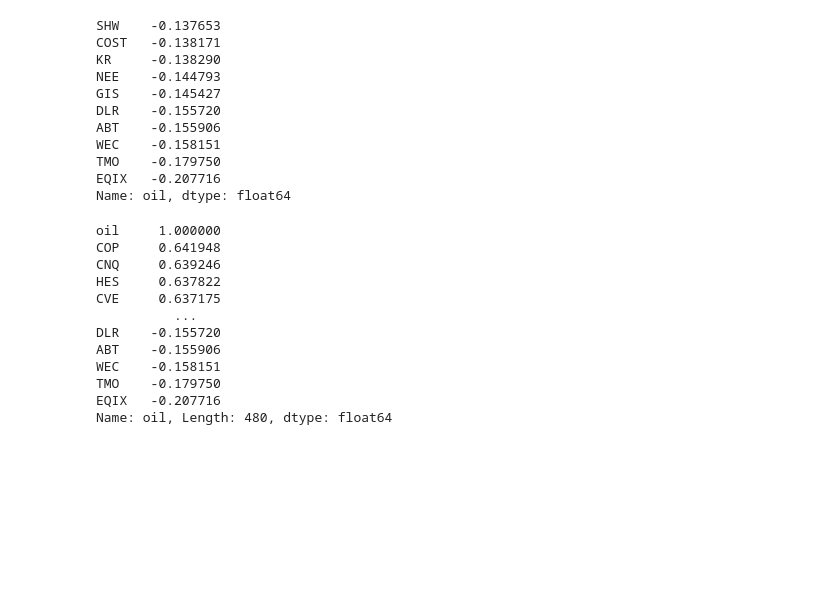
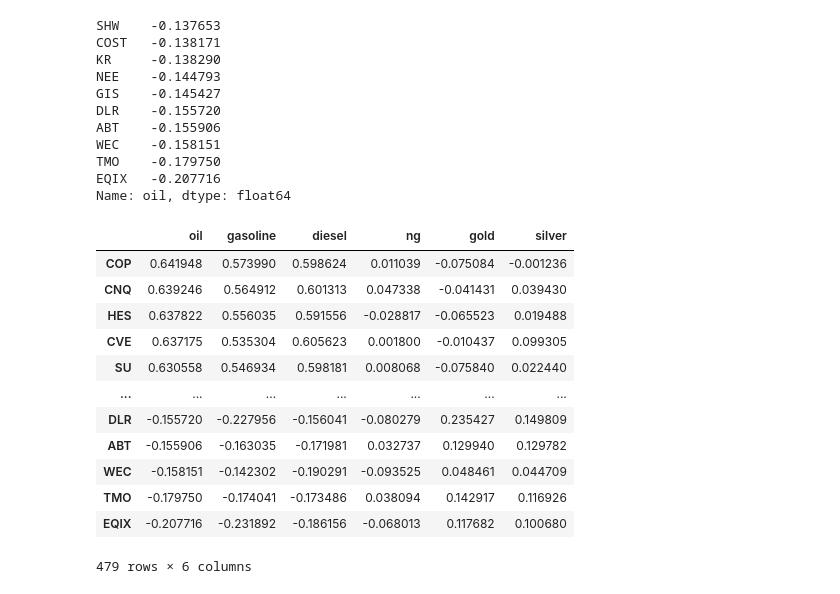
Before and after one commit to Abdouraheem/WinnersLoosers, a Jupyter notebook: notebooks/christian/analysis.ipynb, the cells around one changed output. Saved outputs shown, nothing was run; the diff lists cells and outputs as text; code cells hidden in the pictures; blank space fills up the shorter version.

```diff
--- a/notebooks/christian/analysis.ipynb
+++ b/notebooks/christian/analysis.ipynb
@@ -325,17 +325,21 @@ TMO    -0.179750
 EQIX   -0.207716
 Name: oil, dtype: float64
 # %%
-oil_correlation_df
+combined_df = pd.concat([oil_correlation_df, gasoline_correlation_df, diesel_correlation_df, ng_correlation_df, gold_correlation_df, silver_correlation_df], axis='columns', join='inner')
-# %% [output]
-oil     1.000000
-COP     0.641948
-CNQ     0.639246
-HES     0.637822
-CVE     0.637175
-          ...
-DLR    -0.155720
-ABT    -0.155906
-WEC    -0.158151
-TMO    -0.179750
-EQIX   -0.207716
-Name: oil, Length: 480, dtype: float64
+# %%
+csv_data = pd.DataFrame()
+combined_df
+# %% [output]
+|  | oil | gasoline | diesel | ng | gold | silver |
+| COP | 0.641948 | 0.573990 | 0.598624 | 0.011039 | -0.075084 | -0.001236 |
+| CNQ | 0.639246 | 0.564912 | 0.601313 | 0.047338 | -0.041431 | 0.039430 |
+| HES | 0.637822 | 0.556035 | 0.591556 | -0.028817 | -0.065523 | 0.019488 |
+| CVE | 0.637175 | 0.535304 | 0.605623 | 0.001800 | -0.010437 | 0.099305 |
+| SU | 0.630558 | 0.546934 | 0.598181 | 0.008068 | -0.075840 | 0.022440 |
+| ... | ... | ... | ... | ... | ... | ... |
+| DLR | -0.155720 | -0.227956 | -0.156041 | -0.080279 | 0.235427 | 0.149809 |
+| ABT | -0.155906 | -0.163035 | -0.171981 | 0.032737 | 0.129940 | 0.129782 |
+| WEC | -0.158151 | -0.142302 | -0.190291 | -0.093525 | 0.048461 | 0.044709 |
+| TMO | -0.179750 | -0.174041 | -0.173486 | 0.038094 | 0.142917 | 0.116926 |
+| EQIX | -0.207716 | -0.231892 | -0.186156 | -0.068013 | 0.117682 | 0.100680 |
+479 rows × 6 columns
```
Also changed, not shown: parts of 1 cell of this notebook, 1 other file.
